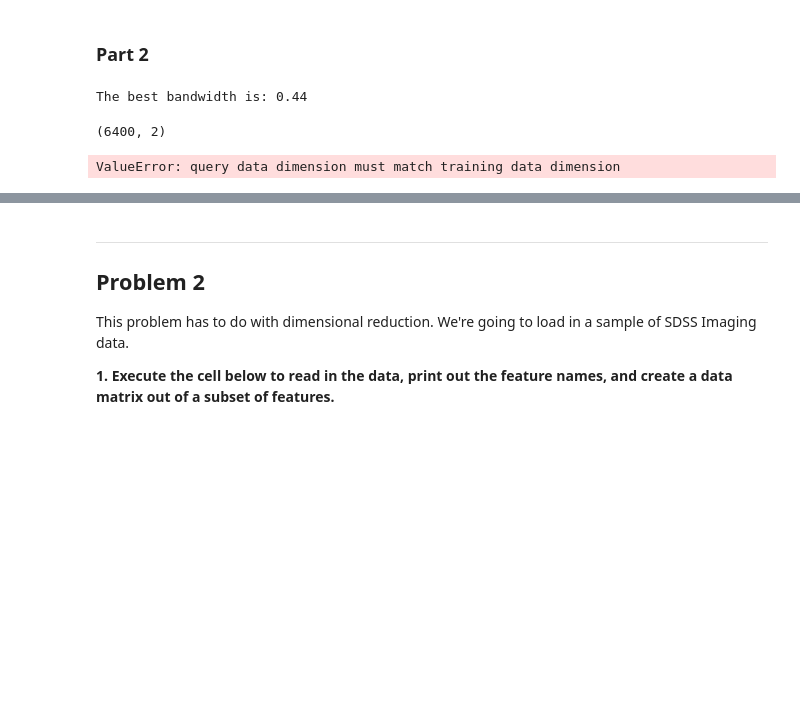
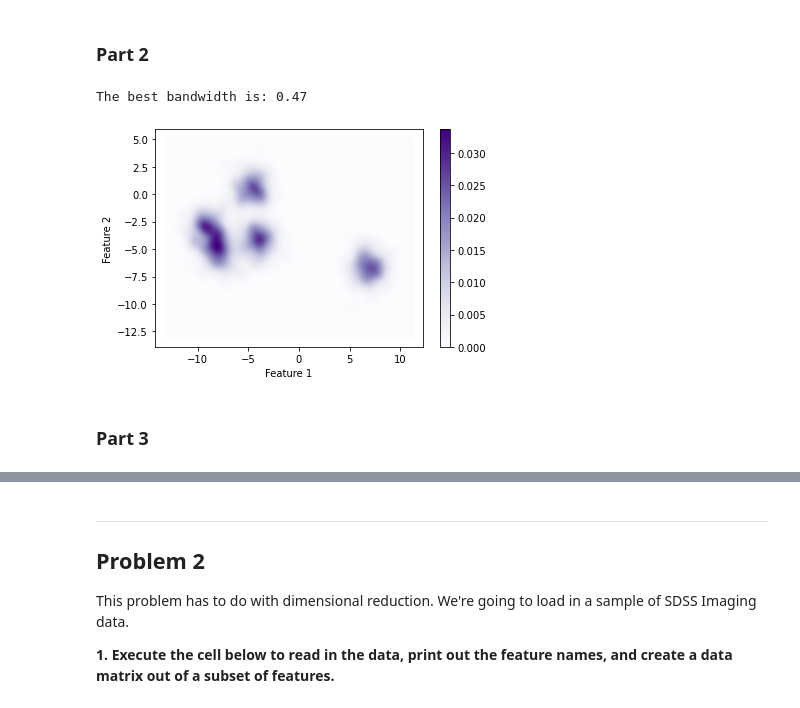
Before and after one commit to dgerosa/astrostatistics_bicocca_2023, a Jupyter notebook: coursework/student_folders/carrie_drake/vu_astr8070_s21_hw6_carriedrake.ipynb, the cells around one changed output, grey strips where cells are left out. Saved outputs shown, nothing was run; the diff lists cells and outputs as text; code cells hidden in the pictures; blank space fills up the shorter version.

```diff
--- a/coursework/student_folders/carrie_drake/vu_astr8070_s21_hw6_carriedrake.ipynb
+++ b/coursework/student_folders/carrie_drake/vu_astr8070_s21_hw6_carriedrake.ipynb
@@ -80,6 +77,8 @@ data = np.load('../../homeworks/hw_data/hw6_data_1.npy')
 feat1 = data[:,0]
 feat2 = data[:,1]
 label = data[:,2]
+
+feats = data[:,:2]
 # %%
 #CLD making a 2d scatter plot of feature 2 vs feature 1 with the labels acting as a colorbar
 fig, ax = plt.subplots(figsize=(8,6))
@@ -103,29 +102,32 @@ K = 5 #CLD how many cross validations we want to do
 bw_grid = np.linspace(0.1, 1.0, 30) #CLD the bandwidth grid to cross validate over
 grid = GridSearchCV(KernelDensity(), {'bandwidth': bw_grid}, cv=K) #CLD finding the optimal bandwidth
 
-feat = np.concatenate([feat1, feat2]) #CLD combining the two feature arrays
-grid.fit(feat[:, None])
+grid.fit(feats)
 
 bw = grid.best_params_['bandwidth']
 print('The best bandwidth is: %.2f' % bw)
 # %% [output]
-The best bandwidth is: 0.44
+The best bandwidth is: 0.47
 # %%
 #CLD plotting this kernel denisty estimation with the best bandwidth
 #CLD instantianting the model
 kde = KernelDensity(kernel='gaussian', bandwidth=bw)
-kde.fit(feat.reshape(1,-1)) #CLD fitting the features data
+kde.fit(feats) #CLD fitting the features data
 
 #CLD making a grid to plot the kde
-x = np.linspace(-10, 11, 80)
-y = np.linspace(-10, 5, 80)
+x = np.linspace(-13, 11, 200)
+y = np.linspace(-13, 5, 200)
 
 Xgrid = np.vstack(map(np.ravel, np.meshgrid(x, y))).T
 dens = np.exp(kde.score_samples(Xgrid))
 
 plt.scatter(Xgrid[:,0], Xgrid[:,1], c=dens,
             cmap="Purples", edgecolor="None")
 plt.colorbar()
+plt.xlabel('Feature 1')
+plt.ylabel('Feature 2')
+plt.show();
 # %% [output]
-(6400, 2)
-ValueError: query data dimension must match training data dimension
+[figure, added]
+# %% [markdown]
+### Part 3
```
Also changed, not shown: parts of 15 cells of this notebook.
